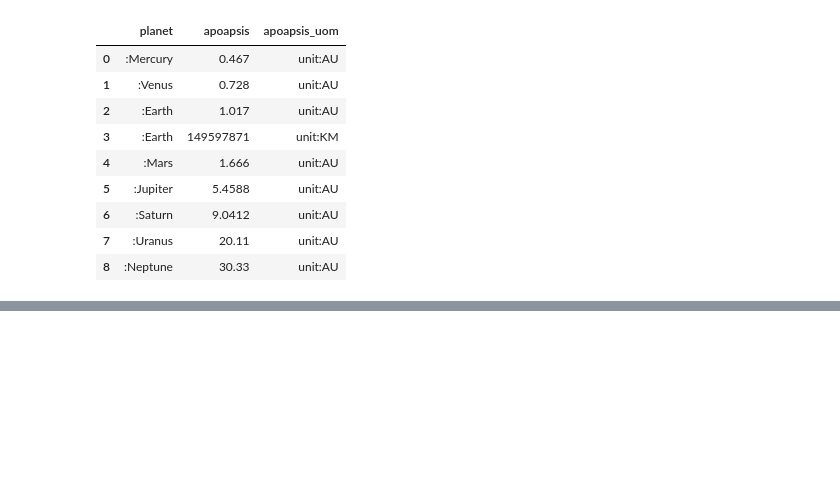
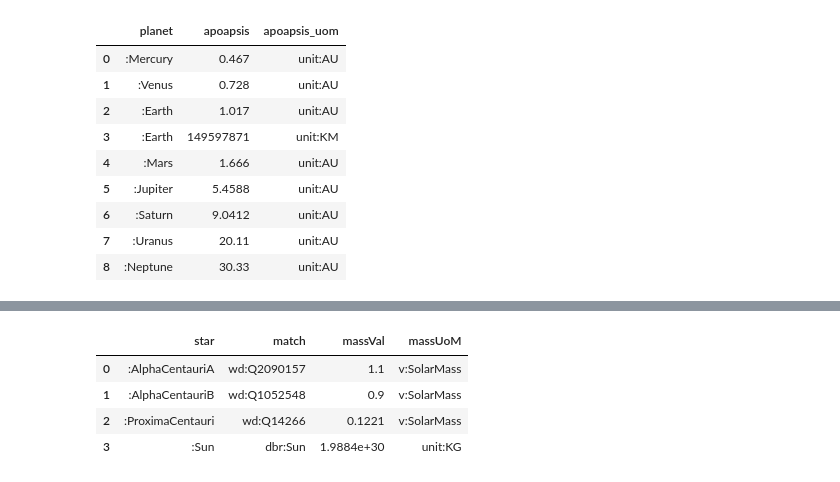
Before and after one commit to basharah/semai, a Jupyter notebook: UE03_BaAh.ipynb, the cells around one changed output, grey strips where cells are left out. Cells and saved outputs as stored; diff of their text form; code cells hidden in the pictures; blank space fills up the shorter version.

```diff
--- a/UE03_BaAh.ipynb
+++ b/UE03_BaAh.ipynb
@@ -127,0 +91,18 @@ df
+# %%
+df = sparql_select(g, """
+SELECT ?star ?match ?massVal ?massUoM
+WHERE {
+  ?star a dbo:Star .
+  ?star skos:exactMatch ?match .
+  ?star v:mass ?mass .
+  ?mass rdf:value ?massVal .
+  ?mass v:uom ?massUoM .
+  }
+ORDER BY ?star""")
+df
+# %% [output]
+|  | star | match | massVal | massUoM |
+| 0 | :AlphaCentauriA | wd:Q2090157 | 1.1 | v:SolarMass |
+| 1 | :AlphaCentauriB | wd:Q1052548 | 0.9 | v:SolarMass |
+| 2 | :ProximaCentauri | wd:Q14266 | 0.1221 | v:SolarMass |
+| 3 | :Sun | dbr:Sun | 1.9884e+30 | unit:KG |
```
Also changed, not shown: parts of 40 cells of this notebook.
